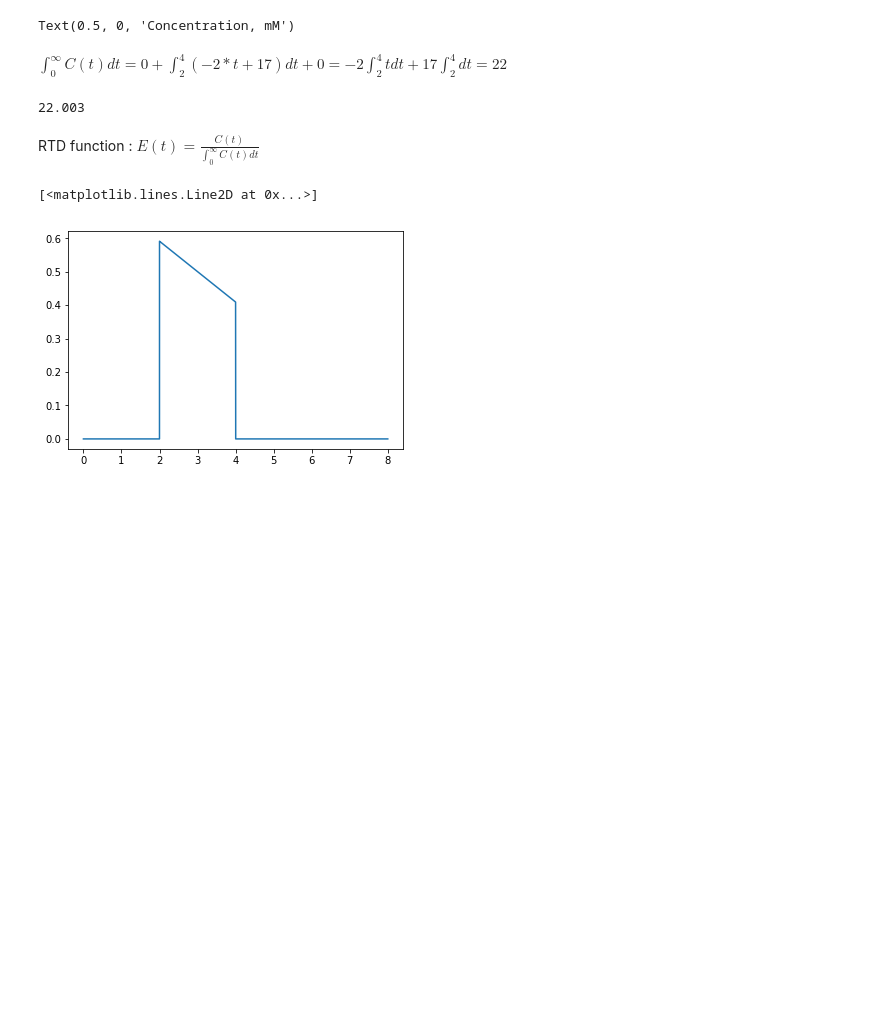
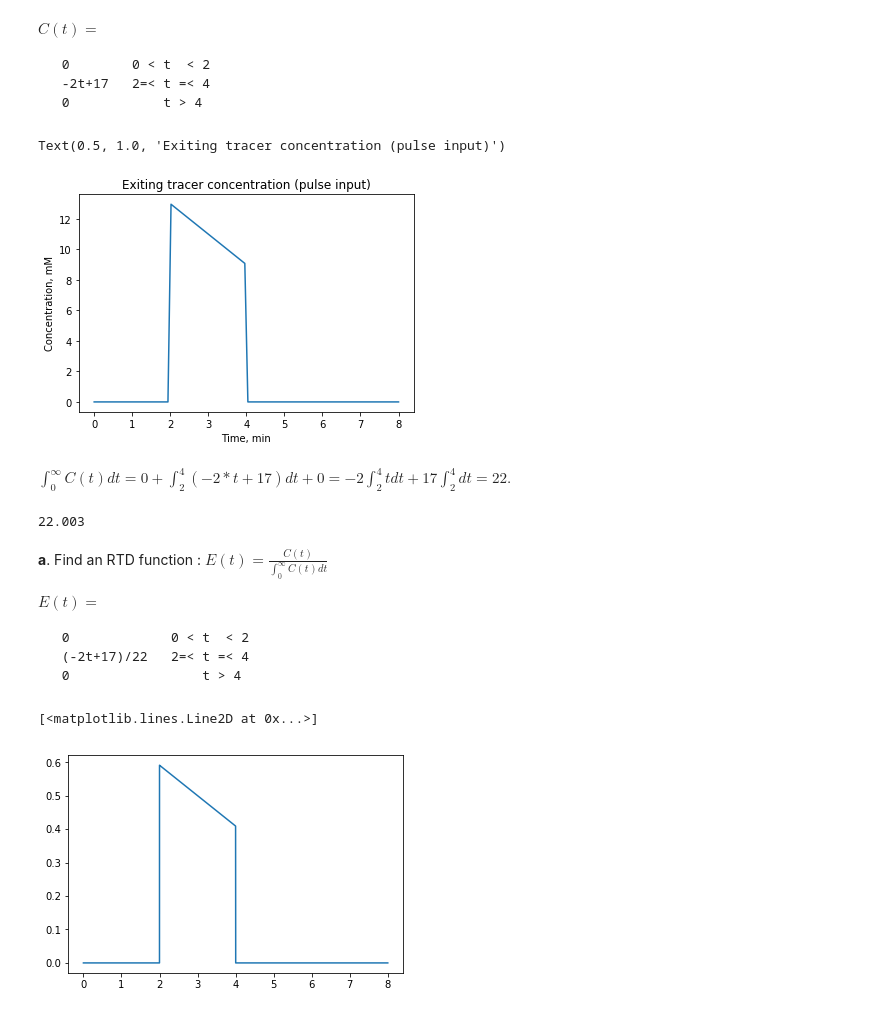
Before and after one commit to maryam-azhin/ChE445-Winter2020, a Jupyter notebook: Seminar1_RTD/Seminar1.ipynb, the cells around one changed output. Cells and saved outputs as stored; diff of their text form; code cells hidden in the pictures; blank space fills up the shorter version.

```diff
--- a/Seminar1_RTD/Seminar_1.ipynb
+++ b/Seminar1_RTD/Seminar1.ipynb
@@ -9,28 +9,36 @@ The experimental data between 2 and 4 min were fit into the line equation $C_{ou
     d) What is the fraction of material that spends in the reactor 3 minutes and longer?
 * [M] means [mol/L] – it is a molar concentration in a fluid (gas or liquid)
 ![Q1.png](Q1.png)
+# %% [markdown]
+$C(t) = $
+
+     0        0 < t  < 2
+     -2t+17   2=< t =< 4
+     0            t > 4
 # %%
 import numpy as np
 t=np.linspace(0.,8.,100)
 C=np.zeros(len(t))
 
 for i in range(0,len(t)):
     if 0<t[i]<2:
         C[i]=0
     elif 2<=t[i]<=4:
         C[i]=-2*t[i]+17
     else:
         C[i]=0
 
 
 import matplotlib.pyplot as plt
 plt.plot(t,C)
 plt.ylabel('Concentration, mM')
-plt.xlabel('Concentration, mM')
+plt.xlabel('Time, min')
+plt.title('Exiting tracer concentration (pulse input)')
 # %% [output]
-Text(0.5, 0, 'Concentration, mM')
+Text(0.5, 1.0, 'Exiting tracer concentration (pulse input)')
+[figure, added]
 # %% [markdown]
-$\int_0^\infty C(t)dt=0+\int_2^4(-2*t+17)dt+0=-2\int_2^4tdt+17\int_2^4dt=22$
+$\int_0^\infty C(t)dt=0+\int_2^4(-2*t+17)dt+0=-2\int_2^4tdt+17\int_2^4dt=22.$
 # %%
 import numpy as np
 import scipy.integrate as integrate
@@ -51,7 +59,13 @@ print ("{0:.3f}".format(I[len(I)-1]))
 # %% [output]
 22.003
 # %% [markdown]
-RTD function : $E(t)=\frac{C(t)}{\int_0^\infty C(t)dt}$
+**a**. Find an RTD function : $E(t)=\frac{C(t)}{\int_0^\infty C(t)dt}$
+
+$E(t) = $
+
+     0             0 < t  < 2
+     (-2t+17)/22   2=< t =< 4
+     0                 t > 4
 # %%
 import numpy as np
 import matplotlib.pyplot as plt
```
Also changed, not shown: parts of 18 cells of this notebook, 2 other files.
